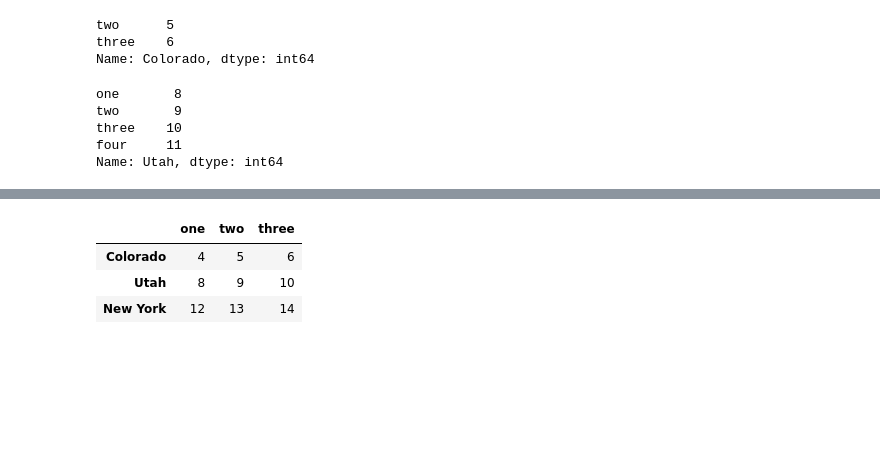
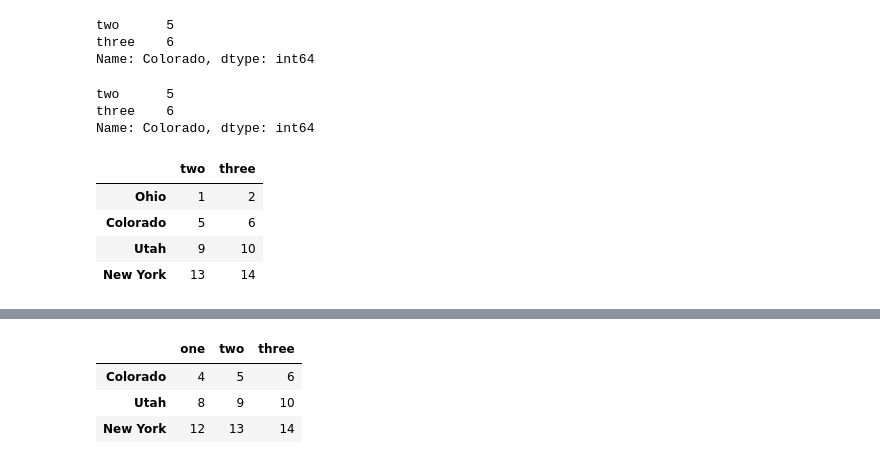
Before and after one commit to Romain-DE/ensae-python-int, a Jupyter notebook: 3_pandas/4_filtrage_missing_data.ipynb, the cells around one changed output, grey strips where cells are left out. Cells and saved outputs as stored; diff of their text form; code cells hidden in the pictures; blank space fills up the shorter version.

```diff
--- a/3_pandas/4_filtrage_missing_data.ipynb
+++ b/3_pandas/4_filtrage_missing_data.ipynb
@@ -21,11 +22,22 @@ df.loc["Colorado", ["two", "three"]]
 two      5
 three    6
 Name: Colorado, dtype: int64
-# %%
-df.loc[:"Utah", "two"]
-# %% [output]
-one       8
-two       9
-three    10
-four     11
-Name: Utah, dtype: int64
+# %%
+# Selectionner une sous-partie du DF
+# 1. ligne Colorado, colonnes "two" et "three"
+# même résultat, obtenu avec .iloc[]
+df.iloc[1, 1:3]
+# %% [output]
+two      5
+three    6
+Name: Colorado, dtype: int64
+# %%
+# 2. toutes les lignes, colonnes "two" et "three"
+# Avec .loc[] :
+df.loc[:, ["two", "three"]]
+# %% [output]
+|  | two | three |
+| Ohio | 1 | 2 |
+| Colorado | 5 | 6 |
+| Utah | 9 | 10 |
+| New York | 13 | 14 |
```
Also changed, not shown: parts of 15 cells of this notebook, 11 other files.
